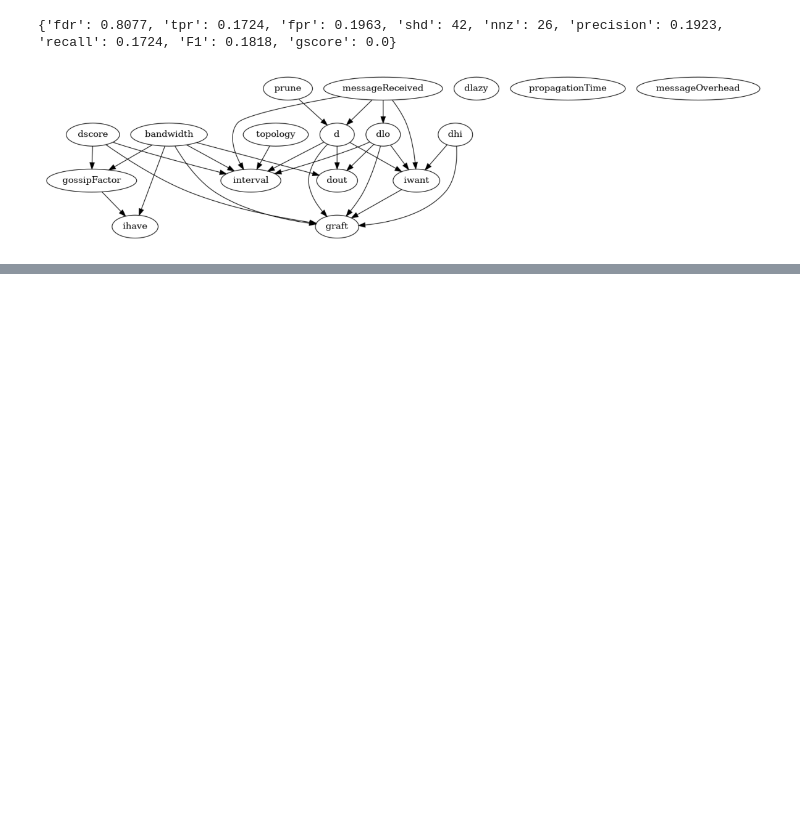
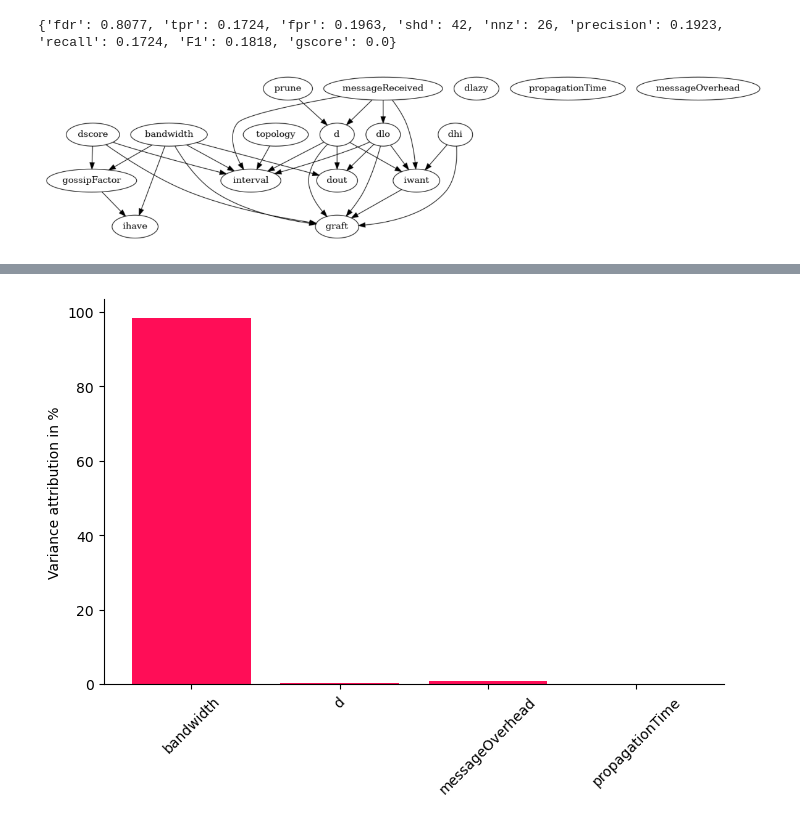
Before and after one commit to FlavScheidt/flexi-pipe, a Jupyter notebook: data/CausalAnalysis/CausalDiscovery/LInGAMAnalysis.ipynb, the cells around one changed output, grey strips where cells are left out. Drawn from its saved outputs; the diff is of its cells as text; code cells hidden in the pictures; blank space fills up the shorter version.

```diff
--- a/data/CausalAnalysis/CausalDiscovery/LInGAMAnalysis.ipynb
+++ b/data/CausalAnalysis/CausalDiscovery/LInGAMAnalysis.ipynb
@@ -182,0 +195,9 @@ gcm.util.plot(H)#, figure_size=[15, 10])
+# %%
+# Create the structural causal model object
+scm = gcm.StructuralCausalModel(H)
+
+# Automatically assign generative models to each node based on the given data
+gcm.auto.assign_causal_mechanisms(scm, consolidated)
+# %%
+#Fit model to data
+gcm.fit(scm, consolidated)
@@ -182,0 +219,25 @@ gcm.util.plot(H)#, figure_size=[15, 10])
+# %%
+def bar_plot(value_dictionary, ylabel, uncertainty_attribs=None, figsize=(8, 5)):
+    value_dictionary = {k: value_dictionary[k] for k in sorted(value_dictionary)}
+    if uncertainty_attribs is None:
+        uncertainty_attribs = {node: [value_dictionary[node], value_dictionary[node]] for node in value_dictionary}
+
+    _, ax = plt.subplots(figsize=figsize)
+    ci_plus = [uncertainty_attribs[node][1] - value_dictionary[node] for node in value_dictionary.keys()]
+    ci_minus = [value_dictionary[node] - uncertainty_attribs[node][0] for node in value_dictionary.keys()]
+    yerr = np.array([ci_minus, ci_plus])
+    yerr[abs(yerr) < 10**-7] = 0
+    plt.bar(value_dictionary.keys(), value_dictionary.values(), yerr=yerr, ecolor='#1E88E5', color='#ff0d57', width=0.8)
+    plt.ylabel(ylabel)
+    plt.xticks(rotation=45)
+    ax.spines['right'].set_visible(False)
+    ax.spines['top'].set_visible(False)
+
+    plt.show()
+
+
+iccs = gcm.intrinsic_causal_influence(scm, target_node='messageOverhead', num_samples_randomization=500)
+
+bar_plot(convert_to_percentage(iccs), ylabel='Variance attribution in %')
+# %% [output]
+[figure, added]
```
Also changed, not shown: parts of 7 cells of this notebook, 1 other file.
